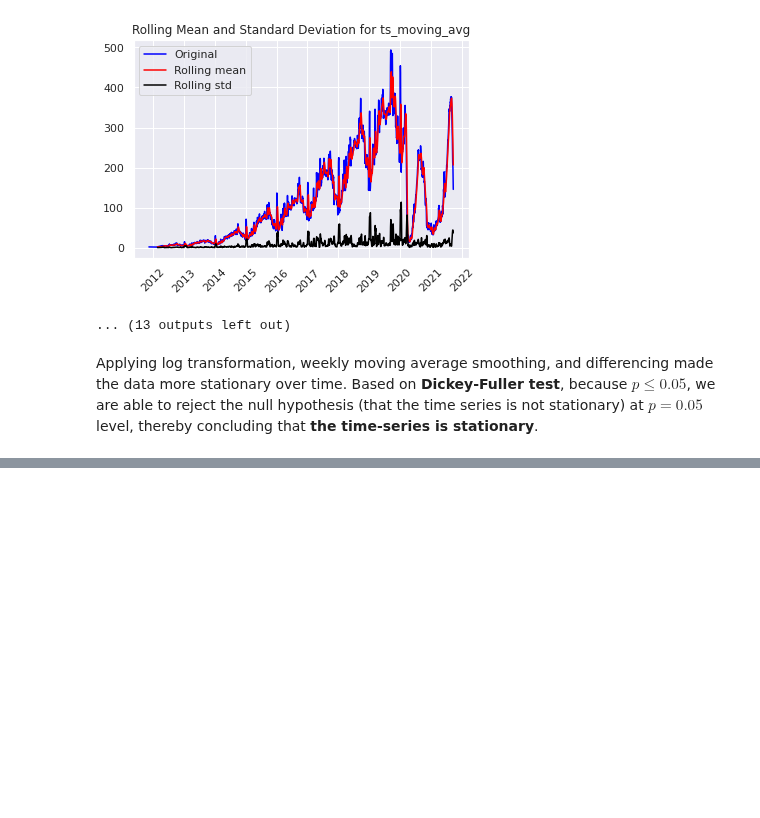
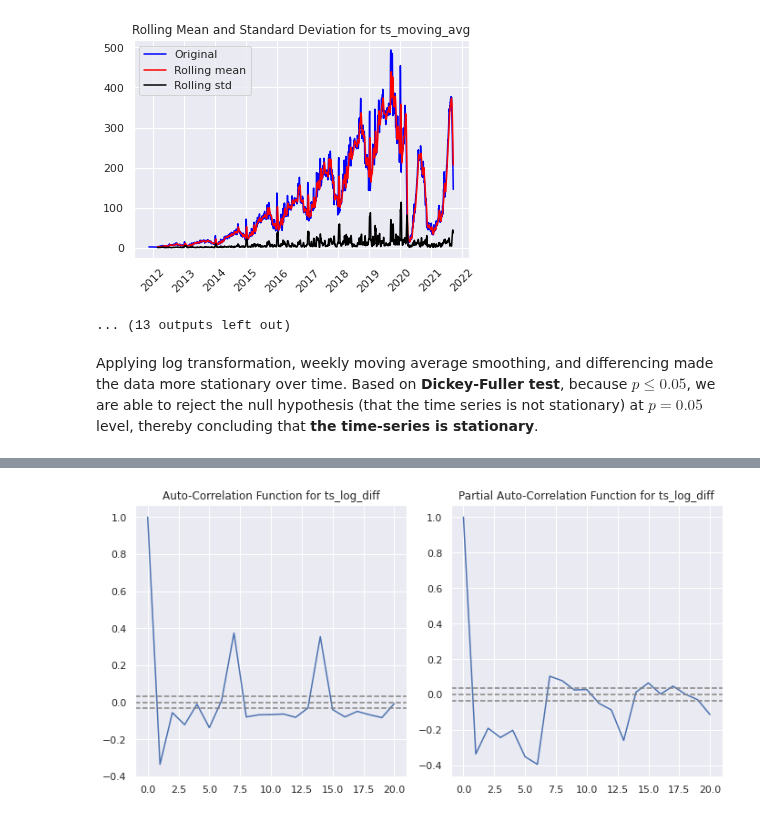
Before and after one commit to rohitnikam1/Time_Series_Forecasting, a Jupyter notebook: Time_Series_Forecasting.ipynb, the cells around one changed output, grey strips where cells are left out. Saved outputs shown, nothing was run; the diff lists cells and outputs as text; code cells hidden in the pictures; blank space fills up the shorter version.

```diff
--- a/Time_Series_Forecasting.ipynb
+++ b/Time_Series_Forecasting.ipynb
@@ -387,0 +482,35 @@ Applying log transformation, weekly moving average smoothing, and differencing m
+# %%
+def plot_acf_pacf(df, ts, nlags = 20):
+  '''
+  Plot auto-correlation function (ACF) and partial auto-correlation function (PACF)
+  '''
+  f, (ax1, ax2) = plt.subplots(1, 2, figsize = (10, 5))
+
+  # Plot ACF
+
+  ax1.plot(acf(df[ts], fft = True, nlags = nlags))
+  ax1.axhline(y = 0, linestyle = '--', color = 'gray')
+  ax1.axhline(y =-1.96/np.sqrt(len(df[ts])), linestyle = '--', color = 'gray')
+  ax1.axhline(y = 1.96/np.sqrt(len(df[ts])), linestyle = '--', color = 'gray')
+  ax1.set_title(f'Auto-Correlation Function for {ts}')
+
+  # Plot PACF
+
+  ax2.plot(pacf(df[ts], nlags = nlags))
+  ax2.axhline(y = 0, linestyle = '--', color = 'gray')
+  ax2.axhline(y =-1.96/np.sqrt(len(df[ts])), linestyle = '--', color = 'gray')
+  ax2.axhline(y = 1.96/np.sqrt(len(df[ts])), linestyle = '--', color = 'gray')
+  ax2.set_title(f'Partial Auto-Correlation Function for {ts}')
+
+  plt.tight_layout()
+  plt.show()
+  plt.close()
+
+  return
+# %%
+# ACF for PACF plots
+
+from statsmodels.tsa.stattools import acf, pacf
+plot_acf_pacf(df = df_example_transform, ts = 'ts_log_diff')
+# %% [output]
+[figure, added]
```
Also changed, not shown: parts of 16 cells of this notebook.
